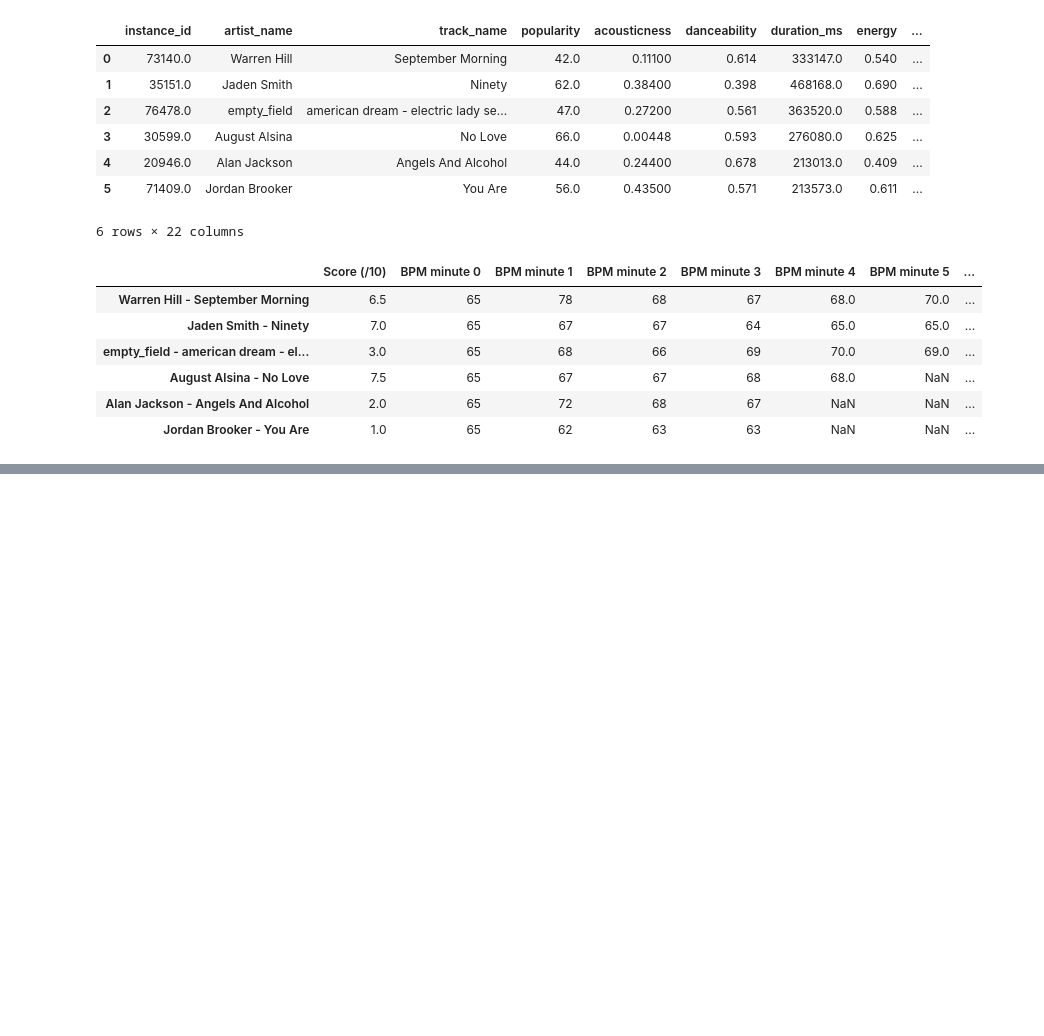
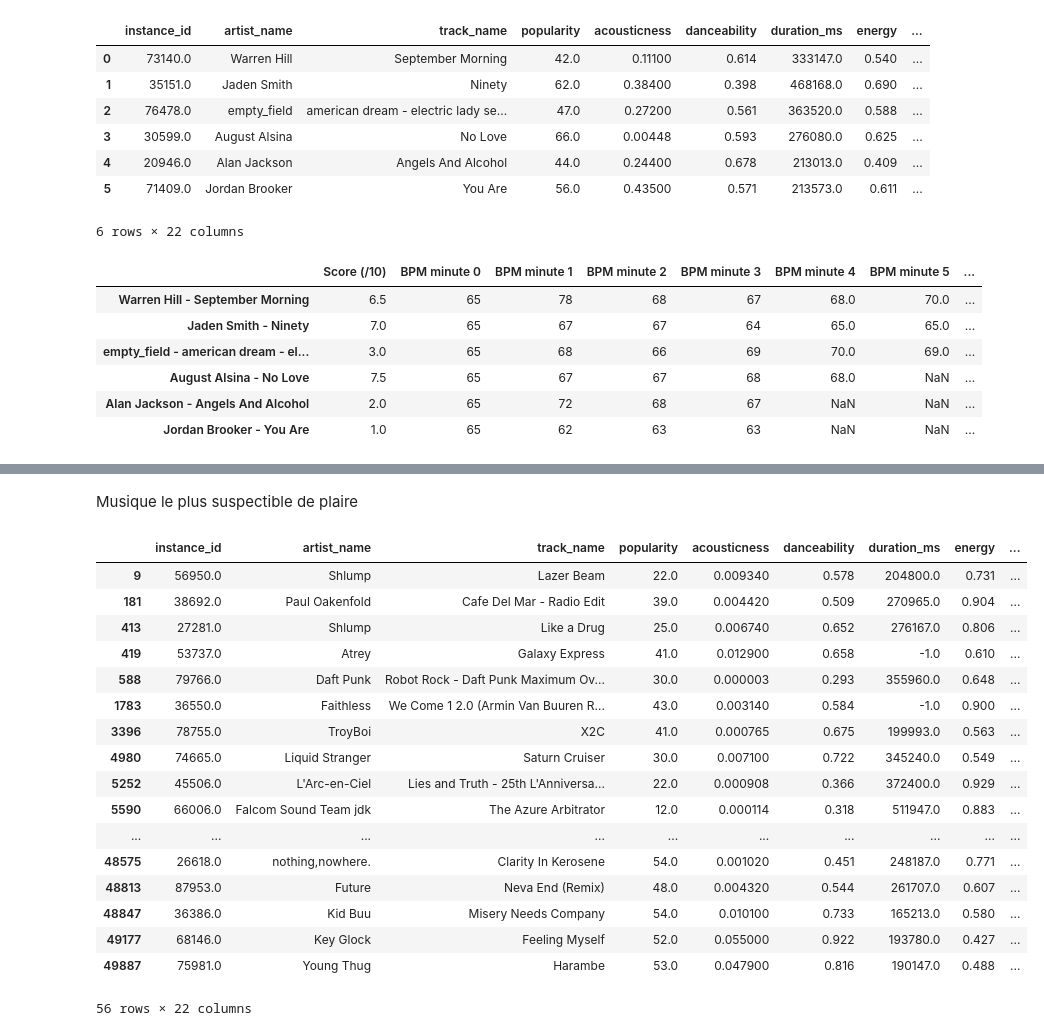
Before and after one commit to lcscaio77/design-of-experiments, a Jupyter notebook: source/data_extraction/Spotify.ipynb, the cells around one changed output, grey strips where cells are left out. Saved outputs shown, nothing was run; the diff lists cells and outputs as text; code cells hidden in the pictures; blank space fills up the shorter version.

Commit message:
ajout musiques a tester

```diff
--- a/source/data_extraction/Spotify.ipynb
+++ b/source/data_extraction/Spotify.ipynb
@@ -304,0 +323,3 @@ df_result
+# %%
+data_selection_test_pouls = data[(data['loudness_niveau'] == -1) & (data['tempo_niveau'] == 1)& (data['acousticness_niveau'] == 1)& (data['valence_niveau'] == 0.5)]
+data_selection_test_score = data[(data['loudness_niveau'] == 0.5) & (data['tempo_niveau'] == 1)& (data['acousticness_niveau'] == -1)& (data['valence_niveau'] == -0.5)]
@@ -304,0 +337,23 @@ df_result
+# %% [markdown]
+Musique le plus suspectible de plaire
+# %%
+data_selection_test_score
+# %% [output]
+|  | instance_id | artist_name | track_name | popularity | acousticness | danceability | duration_ms | energy | ... |
+| 9 | 56950.0 | Shlump | Lazer Beam | 22.0 | 0.009340 | 0.578 | 204800.0 | 0.731 | ... |
+| 181 | 38692.0 | Paul Oakenfold | Cafe Del Mar - Radio Edit | 39.0 | 0.004420 | 0.509 | 270965.0 | 0.904 | ... |
+| 413 | 27281.0 | Shlump | Like a Drug | 25.0 | 0.006740 | 0.652 | 276167.0 | 0.806 | ... |
+| 419 | 53737.0 | Atrey | Galaxy Express | 41.0 | 0.012900 | 0.658 | -1.0 | 0.610 | ... |
+| 588 | 79766.0 | Daft Punk | Robot Rock - Daft Punk Maximum Ov... | 30.0 | 0.000003 | 0.293 | 355960.0 | 0.648 | ... |
+| 1783 | 36550.0 | Faithless | We Come 1 2.0 (Armin Van Buuren R... | 43.0 | 0.003140 | 0.584 | -1.0 | 0.900 | ... |
+| 3396 | 78755.0 | TroyBoi | X2C | 41.0 | 0.000765 | 0.675 | 199993.0 | 0.563 | ... |
+| 4980 | 74665.0 | Liquid Stranger | Saturn Cruiser | 30.0 | 0.007100 | 0.722 | 345240.0 | 0.549 | ... |
+| 5252 | 45506.0 | L'Arc-en-Ciel | Lies and Truth - 25th L'Anniversa... | 22.0 | 0.000908 | 0.366 | 372400.0 | 0.929 | ... |
+| 5590 | 66006.0 | Falcom Sound Team jdk | The Azure Arbitrator | 12.0 | 0.000114 | 0.318 | 511947.0 | 0.883 | ... |
+| ... | ... | ... | ... | ... | ... | ... | ... | ... | ... |
+| 48575 | 26618.0 | nothing,nowhere. | Clarity In Kerosene | 54.0 | 0.001020 | 0.451 | 248187.0 | 0.771 | ... |
+| 48813 | 87953.0 | Future | Neva End (Remix) | 48.0 | 0.004320 | 0.544 | 261707.0 | 0.607 | ... |
+| 48847 | 36386.0 | Kid Buu | Misery Needs Company | 54.0 | 0.010100 | 0.733 | 165213.0 | 0.580 | ... |
+| 49177 | 68146.0 | Key Glock | Feeling Myself | 52.0 | 0.055000 | 0.922 | 193780.0 | 0.427 | ... |
+| 49887 | 75981.0 | Young Thug | Harambe | 53.0 | 0.047900 | 0.816 | 190147.0 | 0.488 | ... |
+56 rows × 22 columns
```
Also changed, not shown: parts of 4 cells of this notebook, 2 other files.
